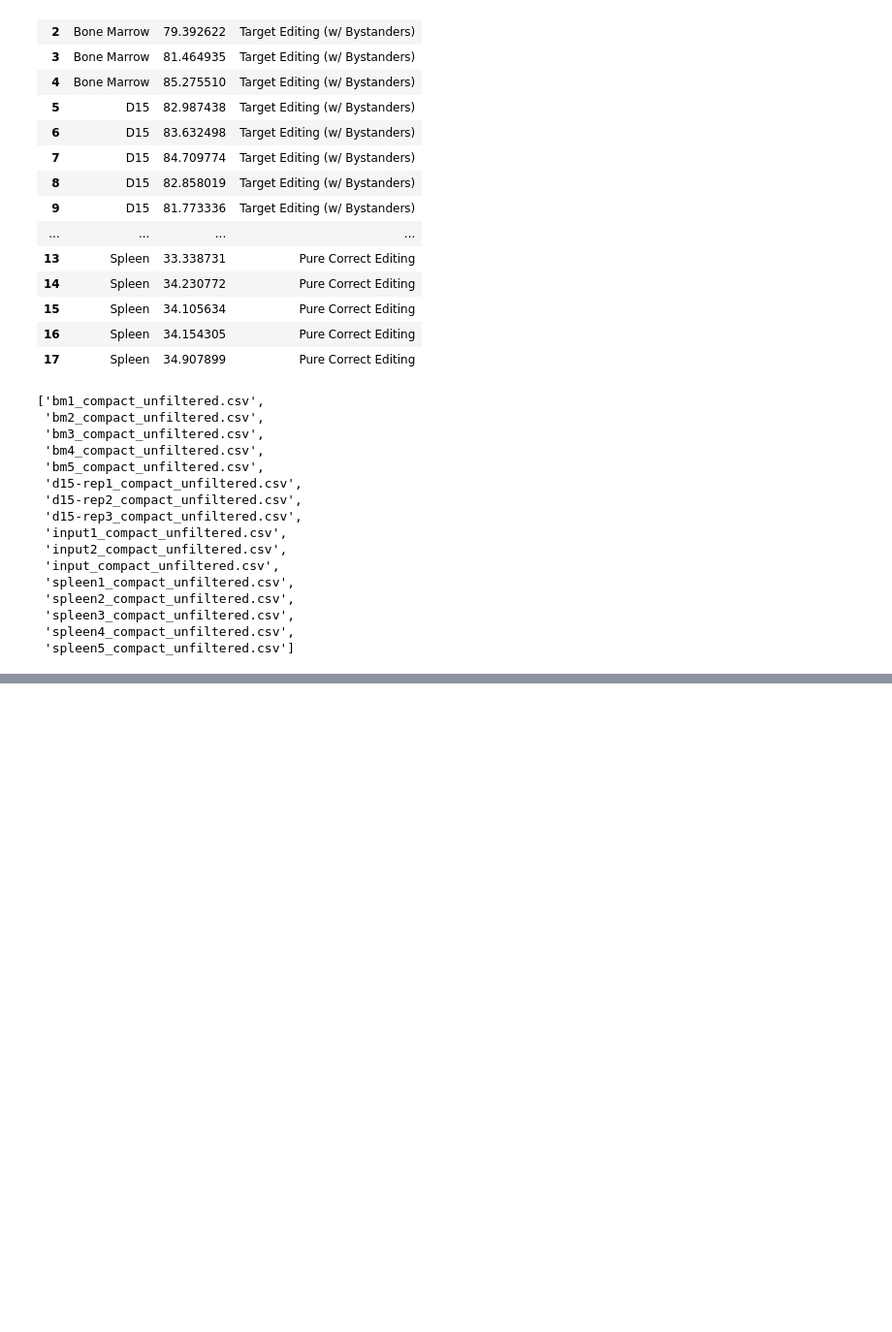
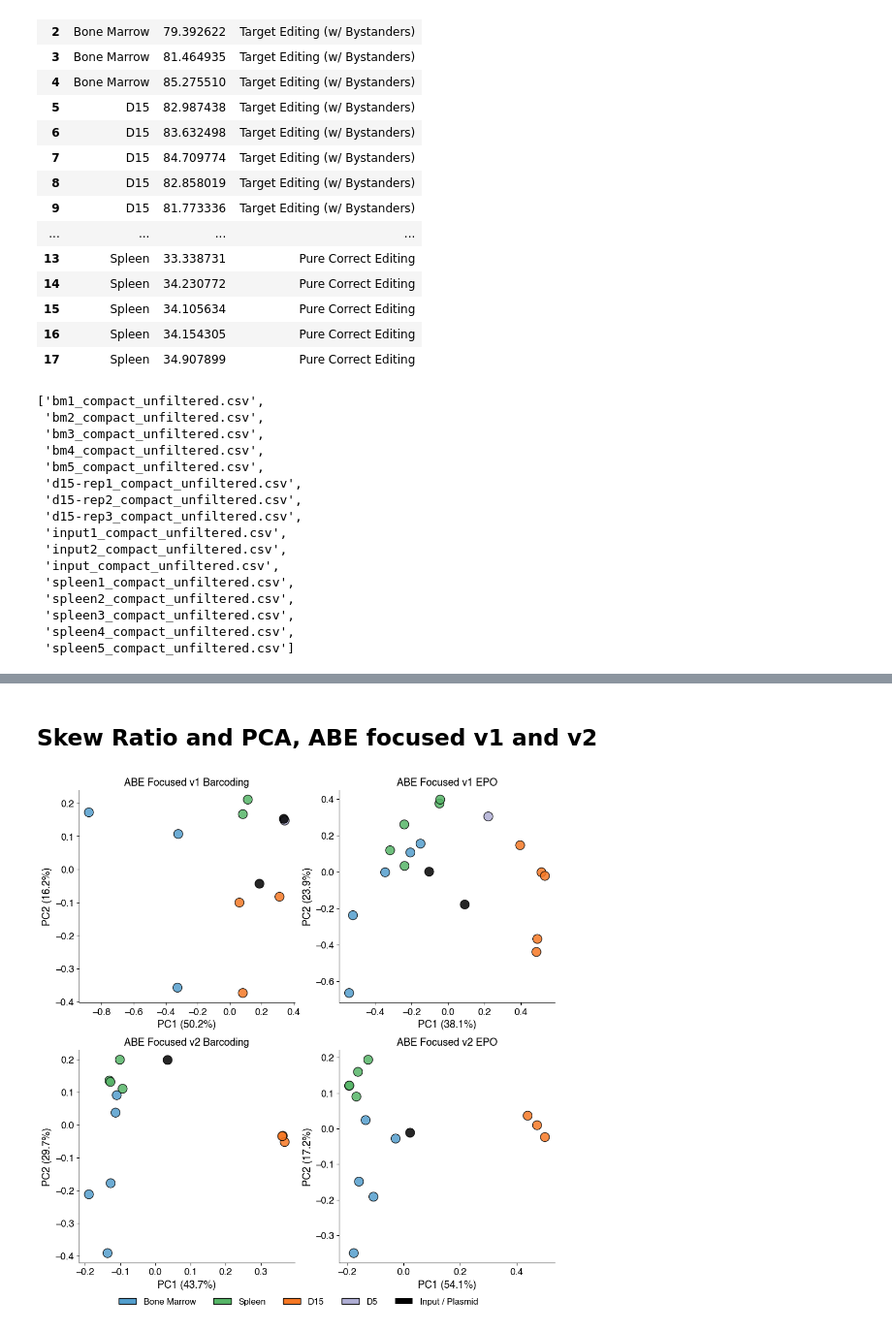
Before and after one commit to kexindon/B-ALL-in-vivo-base-editing, a Jupyter notebook: supplemental_focused_qc.ipynb, the cells around one changed output, grey strips where cells are left out. Shown at 97% size. Drawn from its saved outputs; the diff is of its cells as text; code cells hidden in the pictures; blank space fills up the shorter version.

```diff
--- a/supplemental_focused_qc.ipynb
+++ b/supplemental_focused_qc.ipynb
@@ -315,0 +329,2 @@ fig.tight_layout()
+# %% [markdown]
+## Skew Ratio and PCA, ABE focused v1 and v2
@@ -315,0 +425,52 @@ fig.tight_layout()
+# %%
+# 2×2 PCA on Spearman correlation of sample counts
+# Colour per tissue group: D15=yellows[3], Spleen=greens[3], BM=blues[3], Input/D5/Plasmid=black/grey
+def _pca_colors(samp_cols):
+    colors = []
+    for s in samp_cols:
+        lbl = _tissue_label(s)
+        if lbl == 'Bone Marrow': colors.append(blues[3])
+        elif lbl == 'Spleen':    colors.append(greens[3])
+        elif lbl == 'D15':       colors.append(yellows[3])
+        elif lbl == 'D5':        colors.append(purples[2])
+        else:                    colors.append('black')
+    return colors
+
+fig, axes = plt.subplots(2, 2, figsize=(10, 10))
+
+pca_panels = [
+    (FC_BC_COUNTS,   v1_bc_samps,  'ABE Focused v1 Barcoding'),
+    (FC_EPO_COUNTS,  v1_epo_samps, 'ABE Focused v1 EPO'),
+    (FSR_BC_COUNTS,  v2_bc_samps,  'ABE Focused v2 Barcoding'),
+    (FSR_EPO_COUNTS, v2_epo_samps, 'ABE Focused v2 EPO'),
+]
+
+for ax, (counts, samps, title) in zip(axes.flat, pca_panels):
+    mat = counts[samps].corr(method='spearman')
+    pca = PCA(n_components=2)
+    Xt  = pca.fit_transform(mat)
+    colors = _pca_colors(samps)
+    ax.scatter(Xt[:, 0], Xt[:, 1], c=colors, edgecolor='black', s=150, alpha=0.85)
+    var = pca.explained_variance_ratio_
+    ax.set_xlabel(f'PC1 ({np.round(var[0]*100,1)}%)', fontsize=14)
+    ax.set_ylabel(f'PC2 ({np.round(var[1]*100,1)}%)', fontsize=14)
+    ax.set_title(title, fontsize=14)
+    ax.spines[['top', 'right']].set_visible(False)
+    ax.tick_params(axis='both', which='major', labelsize=13)
+
+# Legend
+from matplotlib.patches import Patch
+legend_elems = [
+    Patch(facecolor=blues[3],   edgecolor='black', label='Bone Marrow'),
+    Patch(facecolor=greens[3],  edgecolor='black', label='Spleen'),
+    Patch(facecolor=yellows[3], edgecolor='black', label='D15'),
+    Patch(facecolor=purples[2], edgecolor='black', label='D5'),
+    Patch(facecolor='black',                       label='Input / Plasmid'),
+]
+fig.legend(handles=legend_elems, loc='lower center', ncol=5, fontsize=12,
+           bbox_to_anchor=(0.5, -0.03), frameon=False)
+fig.tight_layout()
+fig.savefig('figures/supp/pca.pdf', bbox_inches='tight')
+plt.show()
+# %% [output]
+[figure, added]
```
Also changed, not shown: parts of 8 cells of this notebook, 3 other files.
